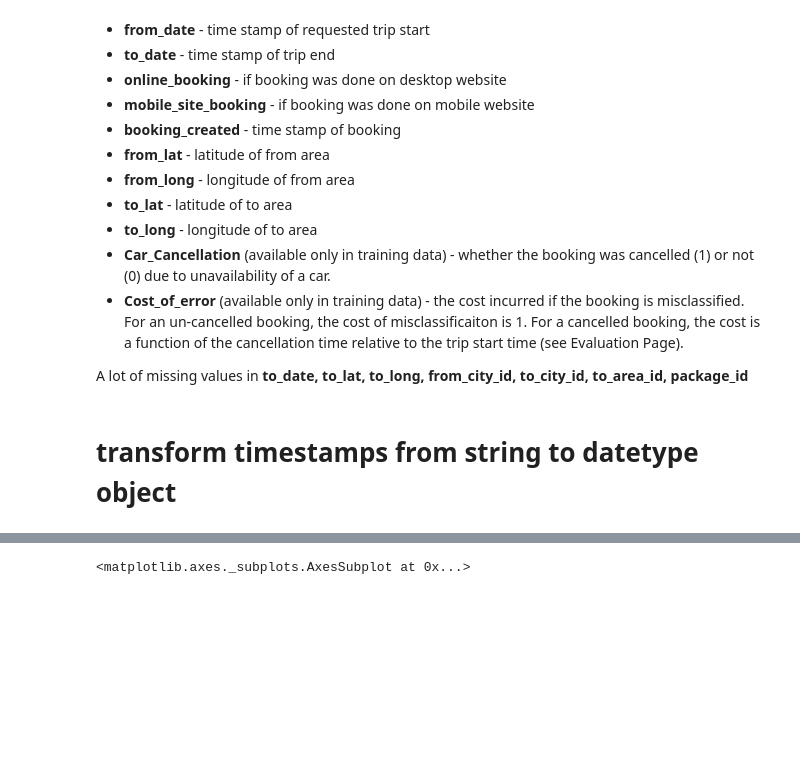
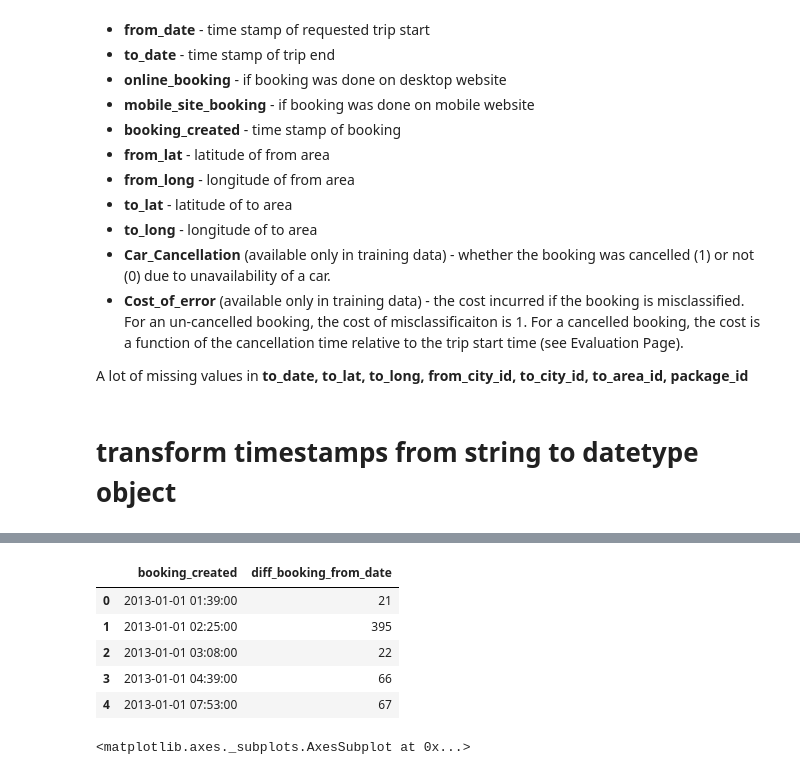
Before and after one commit to Jodahr/CabCancellation, a Jupyter notebook: CabCancellation.ipynb, the cells around one changed output, grey strips where cells are left out. Drawn from its saved outputs; the diff is of its cells as text; code cells hidden in the pictures; blank space fills up the shorter version.

```diff
--- a/CabCancellation.ipynb
+++ b/CabCancellation.ipynb
@@ -143,3 +178,16 @@ toDateTime.fit_transform(test).head()
+# %%
+dropColumns = DropColumns(['from_date', 'to_date'])
+# %%
+test4 = dropColumns.fit_transform(test3)
+# %%
+test4
+# %% [output]
+|  | booking_created | diff_booking_from_date |
+| 0 | 2013-01-01 01:39:00 | 21 |
+| 1 | 2013-01-01 02:25:00 | 395 |
+| 2 | 2013-01-01 03:08:00 | 22 |
+| 3 | 2013-01-01 04:39:00 | 66 |
+| 4 | 2013-01-01 07:53:00 | 67 |
 # %%
 df['from_date'] = pd.to_datetime(df['from_date'])
 df['to_date'] = pd.to_datetime(df['to_date'])
```
Also changed, not shown: parts of 6 cells of this notebook.
